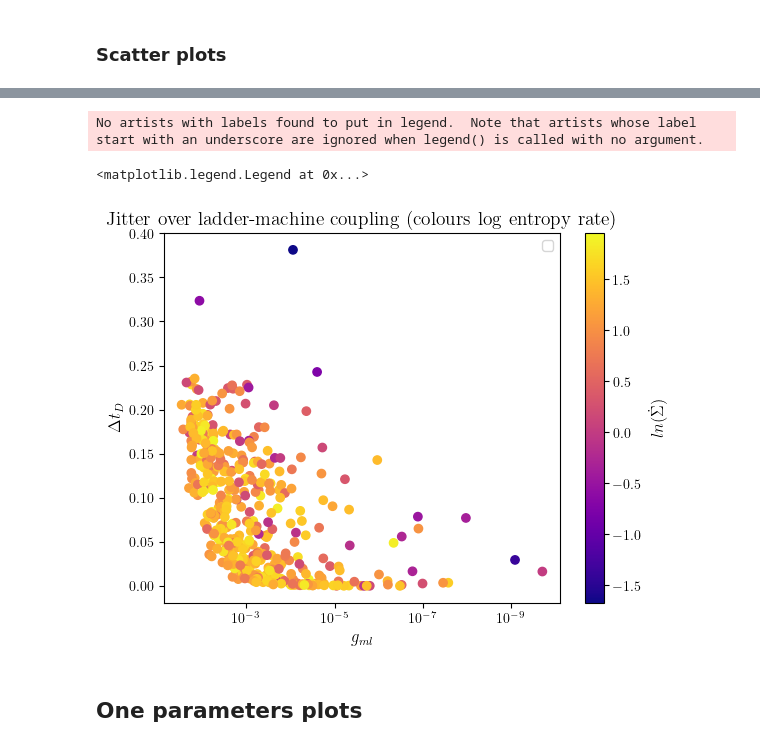
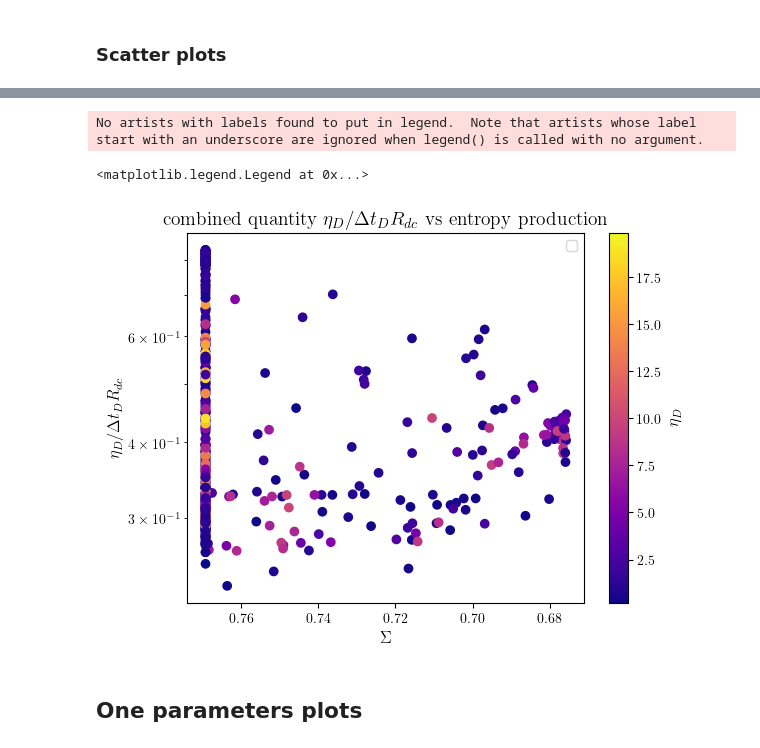
Before and after one commit to Emanuel-Schwarzhans/Quantum-detectors-as-autonomous-machines-assessing-the-thermodynamics-of-information-acquisit-co, a Jupyter notebook: thermal_single_photon_activation_amplification.ipynb, the cells around one changed output, grey strips where cells are left out. Saved outputs shown, nothing was run; the diff lists cells and outputs as text; code cells hidden in the pictures.

```diff
--- a/thermal_single_photon_activation_amplification.ipynb
+++ b/thermal_single_photon_activation_amplification.ipynb
@@ -337,55 +632,111 @@ RuntimeError: failed to factorize matrix at line 441 in file ../scipy/sparse/lin
 # %%
 
 
-dset= pd.read_csv("FOM_Dinv_exact_v3")
+dset= pd.read_csv("FOM_Dinv_exact_v5")
+dset= pd.concat([dset, pd.read_csv("FOM_Dinv_exact_MaxTV_v1")])
+# dset= pd.read_csv("FOM_Dinv_exact_MaxTV_v1")
+
 condition = dset["k"] == 1
-# condition &= dset["efficiency"] >0
-# condition &= dset["efficiency"] <1
+# condition &= dset["efficiency"] >0.7
+condition &= dset["efficiency"] <1
 # condition &= dset["rateD"] >15
-condition &= dset["rateD"] <0.8
-# condition &= dset["g_ml"] >10
+# condition &= dset["rateD"] <1
+# condition &= dset["g_ml"] <1
 # condition &= dset["g_ml"] <12
 
 # condition &= dset["TC"] >0.6
 # condition &= dset["TC"] <0.8
-# condition &= dset["TV"] <-3
-# condition &= dset["TV"] >-4
+# condition &= ((dset["TV"] <-3) & (dset["TV"] >-4))
+
+
+# condition &= dset["TC"] < 1.25
+# condition &= dset["TC"] > 0.5
+
 # condition &= dset["TH"] >dset["TC"]*(dset["e_l"]+dset["e_C"])/dset["e_C"]
 
-# condition &= dset["TV"] < -5
+
+###
+# condition &= ((dset["TV"] > -5)& (dset["TV"] < -4.9))
+
+# condition &= dset["efficiency"] >0.5
+
 # condition &= dset["g_ml"] <1
+
+# condition &=  ((dset["jitter"] < 7) | ((dset["jitter"] < 15) & (dset["jitter"] > 14)))
+
+# condition &=  (dset["jitter"] < 12)
+# condition &= dset["efficiency"] >0.7
+
+
+# condition |= dset["jitter"] <50
+# condition |= dset["jitter"] >30
+
+# condition &= dset["jitter"] <200
+# condition |= dset["jitter"] >80
+
+# condition &= dset["entropy production"] >0.0
+# condition &= dset["entropy production"] <200
 
 # condition &= np.log(dset["entropy production"]) < 0.75
 # condition &= dset["entropy rate"] + dset["dark count rate"]<0.000
 
+
+
+condition &= dset["rateD"]<2
+condition &= dset["rateD"]>1.7
+
+# condition &= dset["g_ml"]<10
+# condition &= dset["g_ml"]>0.5
+
 dset=dset[condition]
+
+fig, ax = plt.subplots()
+ax.set_xlabel("$\Sigma$")
+ax.set_ylabel("$\eta_D/\Delta t_D R_{dc}$")
+
+# ax.set_ylim(0, 1.2)
+# ax.set_xlim(2, 100)
+plt.gca().invert_xaxis()
 
 
 
-fig, ax = plt.subplots()
-ax.set_xlabel("$g_{ml}$")
-ax.set_ylabel("$\Delta t_D$")
+ax.set_yscale('log')
+# ax.set_xscale('log')
+plt.title("combined quantity $\eta_D/\Delta t_D R_{dc}$ vs entropy production")
 
-plt.gca().invert_xaxis()
-
-# ax.set_yscale('log')
-ax.set_xscale('log')
-plt.title("Jitter over ladder-machine coupling (colours log entropy rate)")
-scatter=plt.scatter(dset["dark count rate"].values,
-                    dset["efficiency"].values
-                ,c=np.log(-dset["TV"].values),cmap='plasma'
-                )
 
 # for i in range(1,len(data)):
 #     plt.plot(np.array(data[i]) [:-2,out_index("dark count rate")],np.array(data[i])[:-2,out_index("efficiency")],label="TC="+str(np.array(data[i])[0,out_index("TC")]))
+# rd = np.linspace(0, 1, 100)
+
+# analyticeff=[]
+# rateee=[]
+# for TC,e_s,e_l,rateB,rateD,effi in dset[["TC","e_s","e_l","rateB","rateD","efficiency"]].values:
+#     aeff=(rateD * np.exp(-(e_s + e_l) / TC)/(1+rateD * np.exp(-(e_s + e_l) / TC))*1 /
+#                        (rateB * np.exp(-e_s / TC))/(1+(rateB * np.exp(-e_s / TC)) +
+#                         rateD/(1+rateD * np.exp(-(e_s + e_l) / TC)) * np.exp(-(e_s + e_l) / TC)))
+#     analyticeff.append(aeff)
+
+    # rateee.append(rateD)
+    # print("analyt: ",aeff, "eff: ",effi)
+# rb = np.exp(-0.1 / 1) / (1 + np.exp(-0.1 / 1))
+# print(rb)
+# plt.plot(rd, rb / (rd + rb), label="Analytic $\eta_D$")
+
+# plt.scatter(dset["rateD"].values,np.array(analyticeff), label="Analytic $\eta_D$", color="green")
+
+scatter=plt.scatter(dset["machine_efficiency"],
+                    dset["efficiency"],
+                    c=dset["g_ml"].values, cmap='plasma')
 
 
-plt.colorbar(scatter, label="$ln(\dot\Sigma)$")
+
+plt.colorbar(scatter, label="$\eta_D$")
 plt.legend()
 # %% [output]
 No artists with labels found to put in legend.  Note that artists whose label start with an underscore are ignored when legend() is called with no argument.
 <matplotlib.legend.Legend at 0x...>
-[figure, old version]
+[figure, new version]
 # %% [markdown]
 ## One parameters plots
 # %%
```
Also changed, not shown: parts of 112 cells of this notebook, 21 other files.
